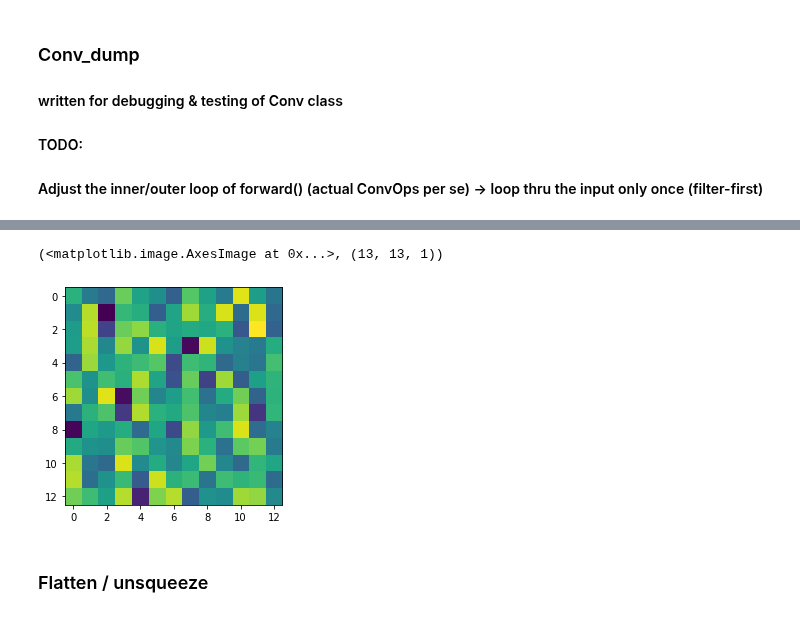
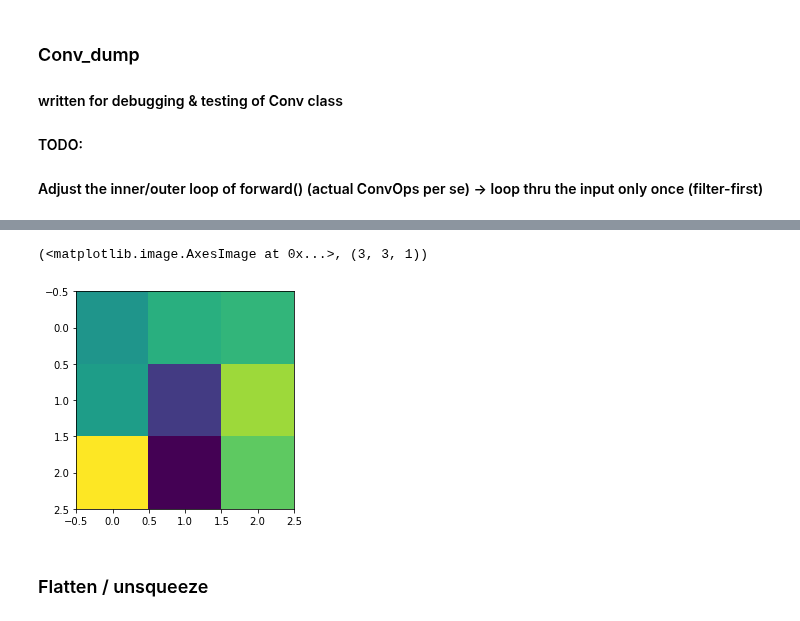
Before and after one commit to Kelvinthedrugger/HWs, a Jupyter notebook: 03_NN_numpy.ipynb, the cells around one changed output, grey strips where cells are left out. Drawn from its saved outputs; the diff is of its cells as text; code cells hidden in the pictures.

Commit message:
backprop of Conv works

```diff
--- a/03_NN_numpy.ipynb
+++ b/03_NN_numpy.ipynb
@@ -384,7 +384,7 @@ class Conv_dump:
         self.fpass = x
         return out
 
-    def backward(self,grad):
+    def backward(self,bpass):
         # transpose weight to calculate gradient ?
         # loop
         #   x = input[i:i+ks,j:j+ks] # rth ks*ks matrix
@@ -392,4 +392,21 @@ class Conv_dump:
         #   grad_per_step = x*y
         # convops
         # return it
-        return grad
+        ftr = self.f.shape[-1]
+        ks = self.ks
+        st = self.st
+
+        grad = np.zeros((ks,ks,ftr))
+        fpass = self.fpass
+        for i in range(0,fpass.shape[0]-1,st):
+            for j in range(0,fpass.shape[1]-1,st):
+                # iterative thru each filter so we don't have to re-run the whole input feature
+                for k in range(ftr):
+                    if fpass[i:i+ks,j:j+ks].shape[0] != ks or fpass[i:i+ks,j:j+ks].shape[1] != ks:
+                        break
+                    #print(bpass.shape,fpass[i:i+ks,j:j+ks,k].shape)
+                    grad[:,:,k] += np.multiply(bpass[i//2,j//2,k],fpass[i:i+ks,j:j+ks,k])
+
+        self.grad = grad
+
+        # return the backproped gradient ?
@@ -429,9 +413,15 @@ Type:      function
 # %%
+l = Conv_dump()
 c = np.random.uniform(-1.,1.,size=(28,28,1))
 plt.imshow(l.forward(c)), l.forward(c).shape
+# working on backward pass of Conv
+# bp: randomly generate backprop-ed gradient
+bp = np.random.uniform(-1.,1.,size=(13,13,2))
+l.backward(bp)
+plt.imshow(l.grad), l.grad.shape
 # %% [output]
-(<matplotlib.image.AxesImage at 0x...>, (13, 13, 1))
+(<matplotlib.image.AxesImage at 0x...>, (3, 3, 1))
-[figure, old version]
+[figure, new version]
 # %% [markdown]
 ### Flatten / unsqueeze
 # %% [markdown]
```
Also changed, not shown: parts of 3 cells of this notebook, 1 other file.
